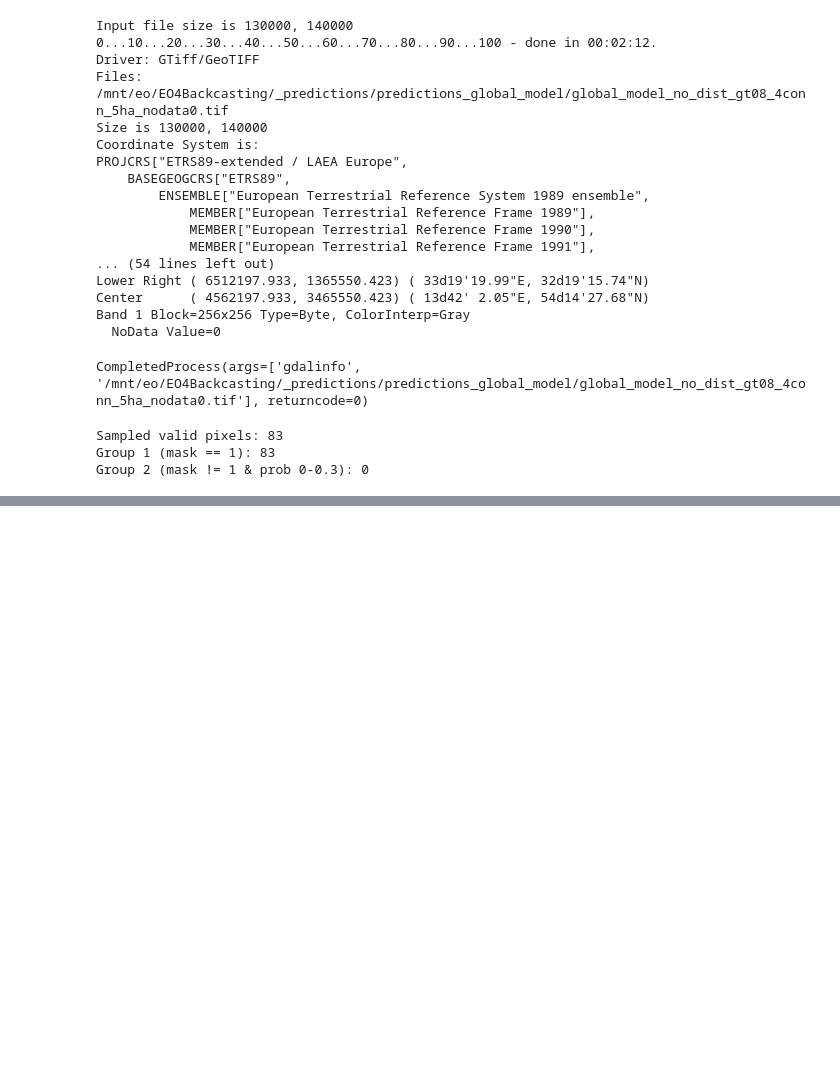
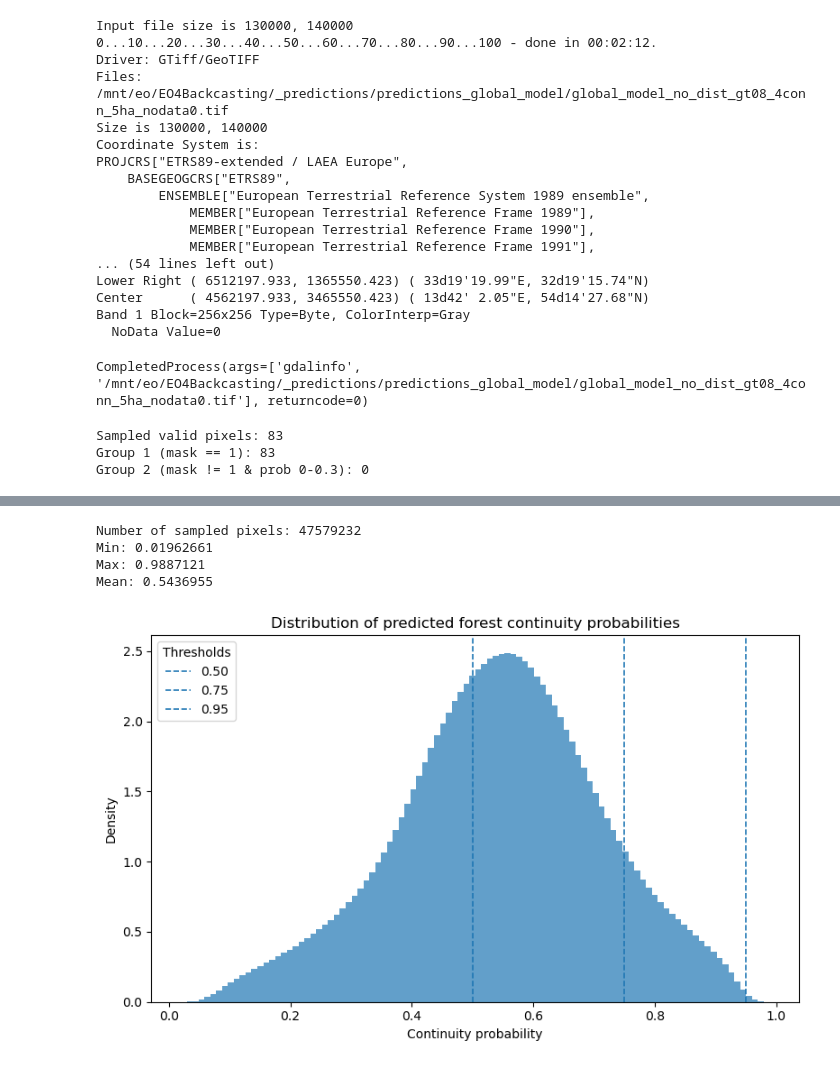
Before and after one commit to MandLisa/Landsat_BackCasting, a Jupyter notebook: Post-processing.ipynb, the cells around one changed output, grey strips where cells are left out. Drawn from its saved outputs; the diff is of its cells as text; code cells hidden in the pictures; blank space fills up the shorter version.

```diff
--- a/Post-processing.ipynb
+++ b/Post-processing.ipynb
@@ -321,0 +601,78 @@ Group 2 (mask != 1 & prob 0-0.3): 0
+# %%
+import numpy as np
+import rasterio
+import matplotlib.pyplot as plt
+from tqdm.auto import tqdm
+
+prob_fp = "/mnt/eo/EO4Backcasting/_predictions/predictions_global_model/global_model_no_dist.tif"
+
+# ------------------------------------------------------------
+# Sample probability values block-wise
+# ------------------------------------------------------------
+
+sample_per_block = 500   # increase if you want smoother density
+seed = 42
+rng = np.random.default_rng(seed)
+
+samples = []
+
+with rasterio.open(prob_fp) as src:
+    nodata = src.nodata
+    windows = list(src.block_windows(1))
+
+    for _, window in tqdm(windows, desc="Sampling raster blocks"):
+        arr = src.read(1, window=window).astype("float32")
+
+        if nodata is not None:
+            valid = (arr != nodata) & np.isfinite(arr)
+        else:
+            valid = np.isfinite(arr)
+
+        vals = arr[valid]
+
+        # keep only probability values in expected range
+        vals = vals[(vals >= 0) & (vals <= 1)]
+
+        if vals.size == 0:
+            continue
+
+        n = min(sample_per_block, vals.size)
+        idx = rng.choice(vals.size, size=n, replace=False)
+        samples.append(vals[idx])
+
+prob_sample = np.concatenate(samples)
+
+print("Number of sampled pixels:", len(prob_sample))
+print("Min:", np.nanmin(prob_sample))
+print("Max:", np.nanmax(prob_sample))
+print("Mean:", np.nanmean(prob_sample))
+# %% [output]
+Number of sampled pixels: 47579232
+Min: 0.01962661
+Max: 0.9887121
+Mean: 0.5436955
+# %%
+import matplotlib.pyplot as plt
+
+plt.figure(figsize=(8, 5))
+
+plt.hist(
+    prob_sample,
+    bins=100,
+    density=True,
+    alpha=0.7
+)
+
+# threshold lines
+plt.axvline(0.50, linestyle="--", linewidth=1.2, label="0.50")
+plt.axvline(0.75, linestyle="--", linewidth=1.2, label="0.75")
+plt.axvline(0.95, linestyle="--", linewidth=1.2, label="0.95")
+
+plt.xlabel("Continuity probability")
+plt.ylabel("Density")
+plt.title("Distribution of predicted forest continuity probabilities")
+plt.legend(title="Thresholds")
+plt.tight_layout()
+plt.show()
+# %% [output]
+[figure, added]
```
Also changed, not shown: parts of 5 cells of this notebook.
